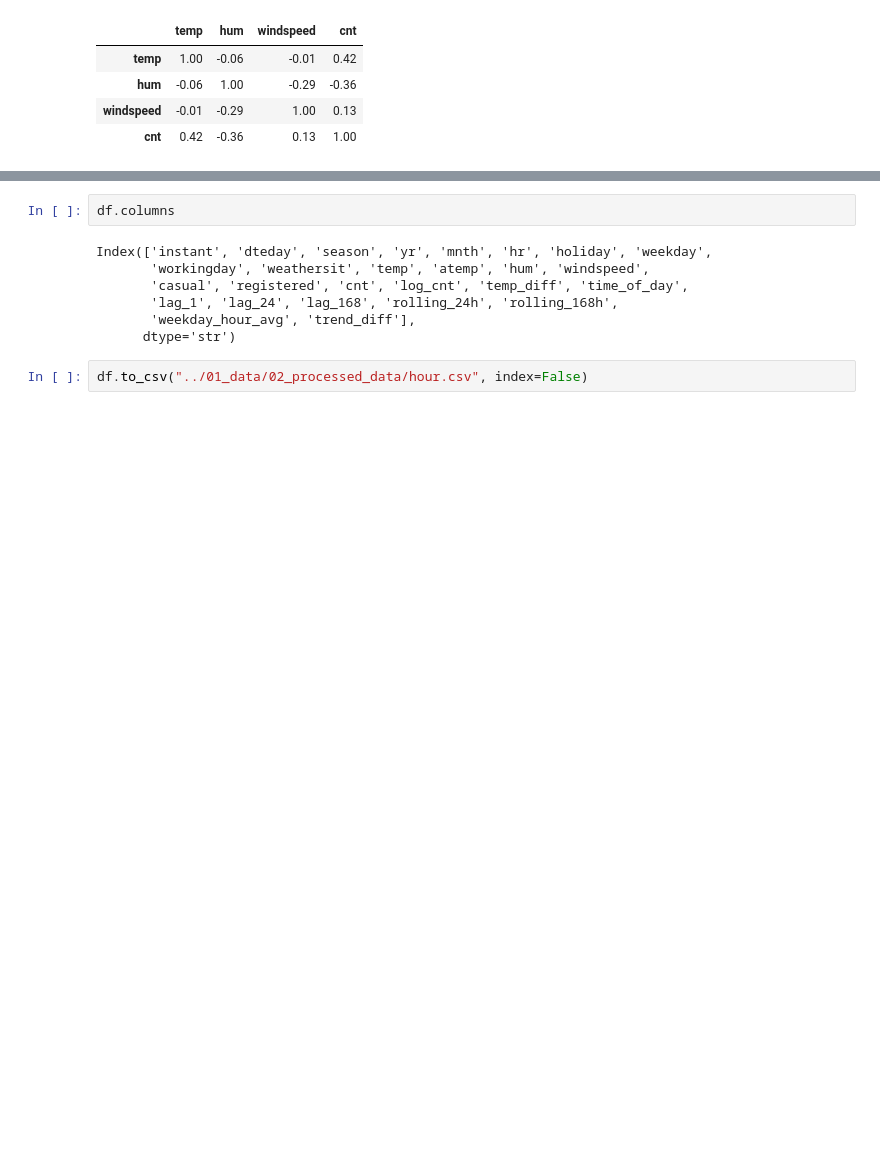
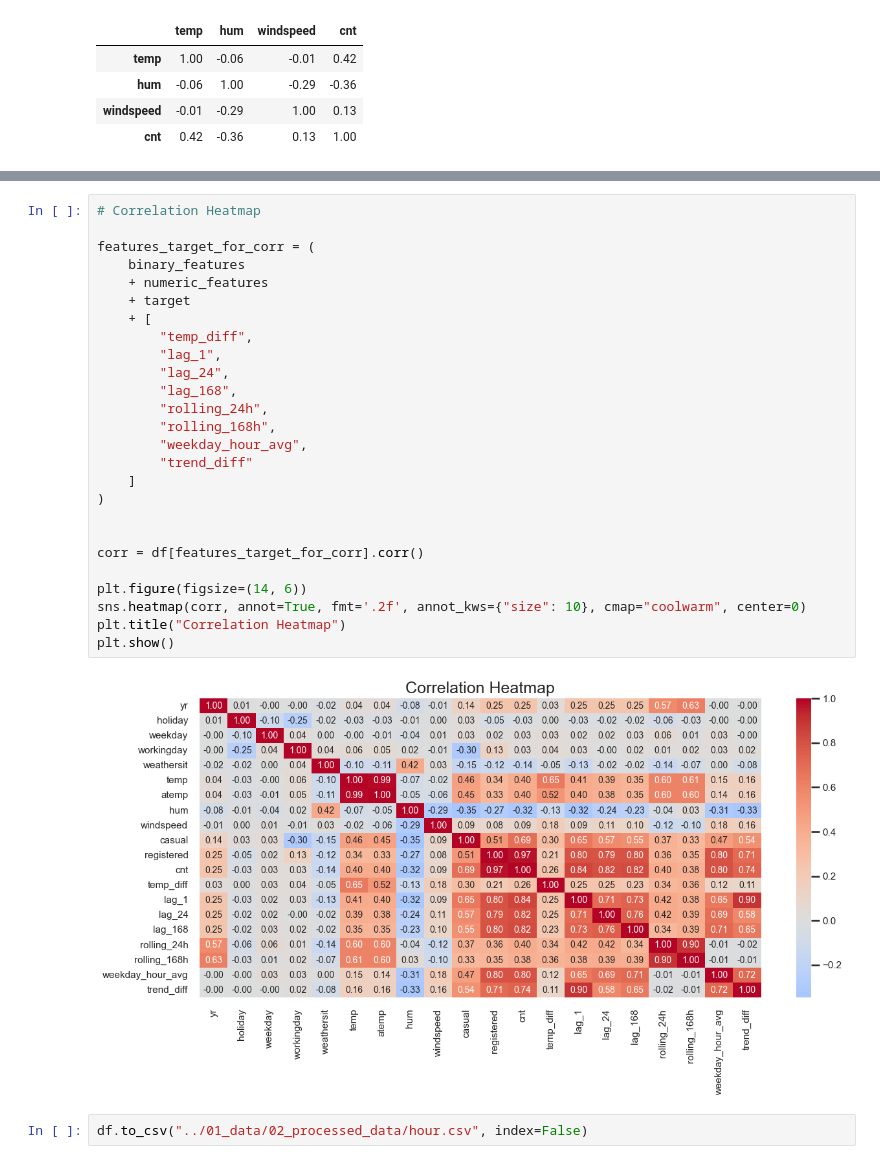
Before and after one commit to Thoericht/bike_sharing, a Jupyter notebook: 02_notebooks/02_explorative_data_analysis.ipynb, the cells around one changed output, grey strips where cells are left out. Drawn from its saved outputs; the diff is of its cells as text; blank space fills up the shorter version.

```diff
--- a/02_notebooks/02_explorative_data_analysis.ipynb
+++ b/02_notebooks/02_explorative_data_analysis.ipynb
@@ -430,14 +429,33 @@ df["trend_diff"] = (
 # preference for temp and temp_diff (good interpretability, good correlation)
 # %% [output]
 [figure]
-# %%
-df.columns
-# %% [output]
-Index(['instant', 'dteday', 'season', 'yr', 'mnth', 'hr', 'holiday', 'weekday',
-       'workingday', 'weathersit', 'temp', 'atemp', 'hum', 'windspeed',
-       'casual', 'registered', 'cnt', 'log_cnt', 'temp_diff', 'time_of_day',
-       'lag_1', 'lag_24', 'lag_168', 'rolling_24h', 'rolling_168h',
-       'weekday_hour_avg', 'trend_diff'],
-      dtype='str')
+# %%
+# Correlation Heatmap
+
+features_target_for_corr = (
+    binary_features
+    + numeric_features
+    + target
+    + [
+        "temp_diff",
+        "lag_1",
+        "lag_24",
+        "lag_168",
+        "rolling_24h",
+        "rolling_168h",
+        "weekday_hour_avg",
+        "trend_diff"
+    ]
+)
+
+
+corr = df[features_target_for_corr].corr()
+
+plt.figure(figsize=(14, 6))
+sns.heatmap(corr, annot=True, fmt='.2f', annot_kws={"size": 10}, cmap="coolwarm", center=0)
+plt.title("Correlation Heatmap")
+plt.show()
+# %% [output]
+[figure, added]
 # %%
 df.to_csv("../01_data/02_processed_data/hour.csv", index=False)
```
Also changed, not shown: parts of 1 cell of this notebook, 1 other file.
